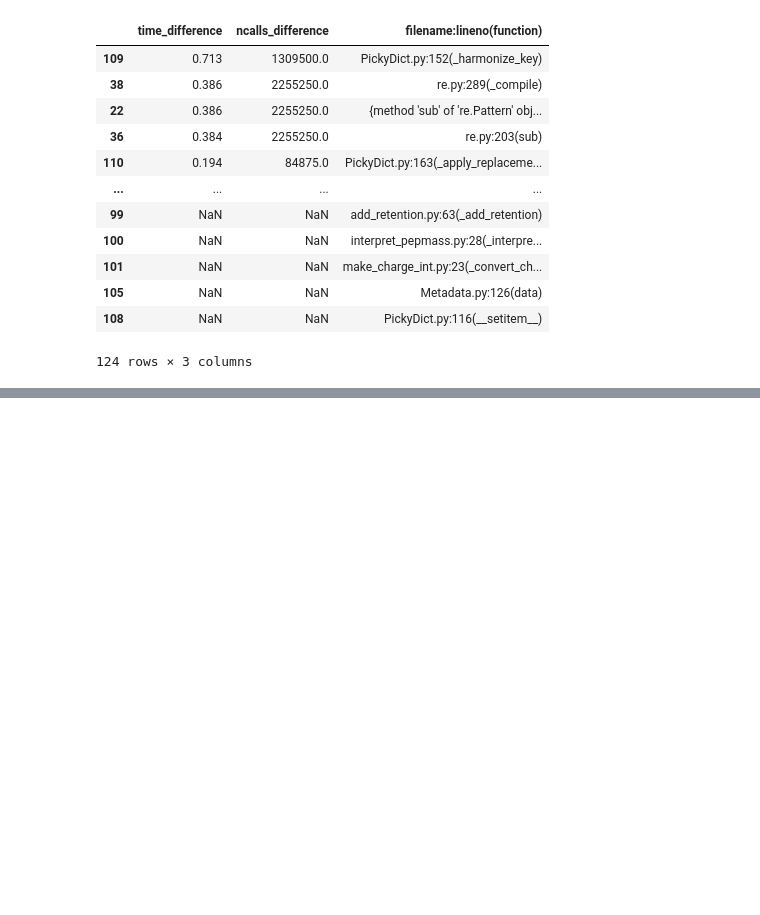
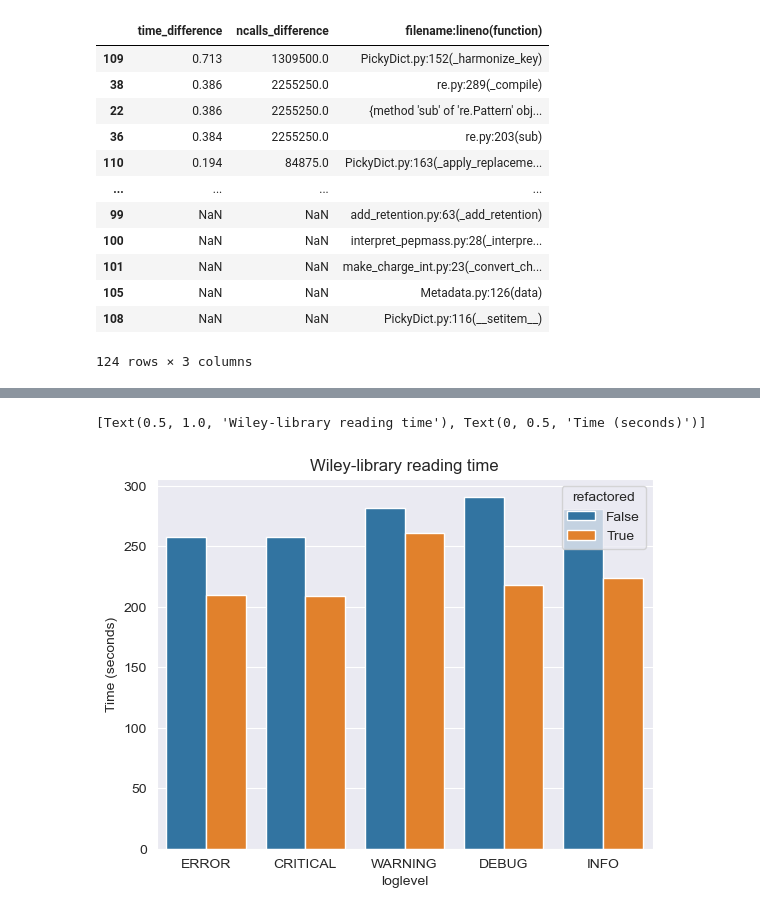
Before and after one commit to maximskoryk/matchms, a Jupyter notebook: benchmarking/profile_analysis.ipynb, the cells around one changed output, grey strips where cells are left out. Saved outputs shown, nothing was run; the diff lists cells and outputs as text; code cells hidden in the pictures; blank space fills up the shorter version.

```diff
--- a/benchmarking/profile_analysis.ipynb
+++ b/benchmarking/profile_analysis.ipynb
@@ -328,0 +473,9 @@ set_intersection_msp
+# %%
+sns.barplot(data=comparison_df.loc[comparison_df["library"] == "WILEY"],
+            x="loglevel",
+            y="time",
+            hue="refactored")\
+    .set(title="Wiley-library reading time", ylabel="Time (seconds)")
+# %% [output]
+[Text(0.5, 1.0, 'Wiley-library reading time'), Text(0, 0.5, 'Time (seconds)')]
+[figure, added]
```
Also changed, not shown: parts of 12 cells of this notebook.
